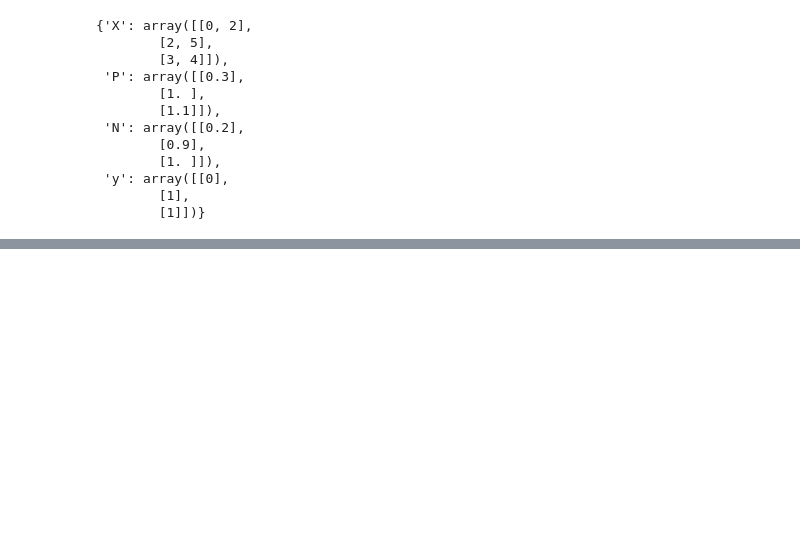
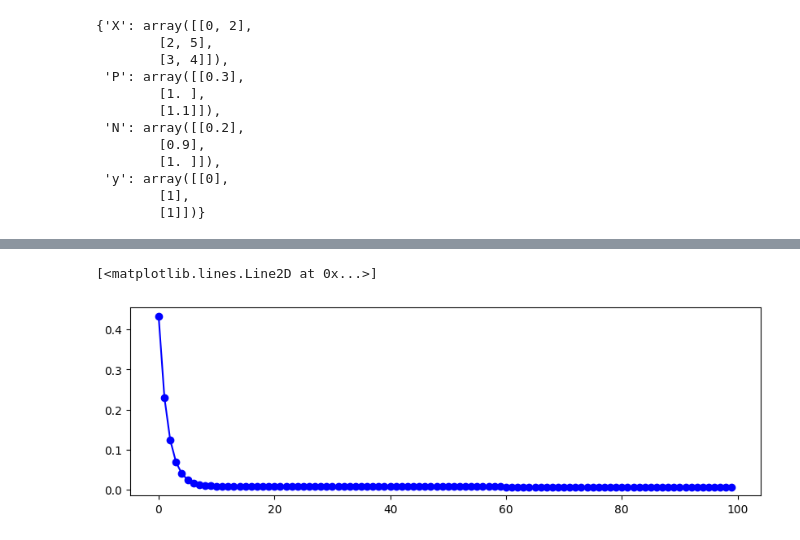
Before and after one commit to sehrishnoreen31/deep-learning-from-scratch, a Jupyter notebook: chp2/01_linear_regression.ipynb, the cells around one changed output, grey strips where cells are left out. Saved outputs shown, nothing was run; the diff lists cells and outputs as text; code cells hidden in the pictures; blank space fills up the shorter version.

Commit message:
linear regression train the model

```diff
--- a/chp2/01_linear_regression.ipynb
+++ b/chp2/01_linear_regression.ipynb
@@ -28,7 +28,7 @@ def linear_regression_forward(X_batch: ndarray,
     forward_info['N'] = N
     forward_info['y'] = y_batch
 
-    return loss, forward_info
+    return  forward_info, loss
 # %%
 X = np.array([
     [0,2],
@@ -50,7 +50,7 @@ w = {
     'B': np.array([[0.1]])
 }
 
-loss, forward_info = linear_regression_forward(X, y, w)
+forward_info, loss = linear_regression_forward(X, y, w)
 print('Loss: ', loss)
 print('Forward Pass: ');display(forward_info)
 # %% [output]
@@ -104,0 +105,14 @@ display(loss_g)
+# %%
+# shuffling data with np.random.permutation(), makes a copy
+n_samples = 5
+# generate 10 different shuffled samples
+for i in range(10):
+    indices = np.random.permutation(n_samples)
+    print(f'shuffled data with permutation {i+1}: ', indices)
+
+# shuffling data with np.shuffle(), changes the original array
+samples = np.array([4,1,9,3])
+# generate 10 different shuffled samples
+for i in range(10):
+    np.random.shuffle(samples)
+    print(f'shuffled data with shuffle {i+1}: ', samples)
@@ -104,0 +214,20 @@ display(loss_g)
+# %%
+X_train = np.array([
+        [0, 2], [2, 5], [3, 4], [1, 3], [4, 1],
+        [2, 2], [3, 3], [1, 4], [4, 2], [0, 1]
+    ])
+
+y_train = np.array([
+        [0], [1], [1], [0.5], [0.8],
+        [0.6], [0.9], [0.7], [0.9], [0.1]
+    ])
+
+train_info = train(X_train, y_train, learning_rate=0.01, batch_size=len(X_train), epochs=100, return_weights=True, seed=42)
+
+print("\nTraining completed!")
+print(f"Initial loss: {train_info['initial_loss']:.4f}, Final loss: {train_info['final_loss']:.4f}")
+
+if 'weights' in train_info:
+    print("Final weights:")
+    for key, value in train_info['weights'].items():
+        print(f"{key}: {value.tolist()}")
@@ -104,0 +272,9 @@ display(loss_g)
+# %%
+# ploting the results, loss curve
+import matplotlib.pyplot as plt
+
+plt.figure(figsize=(10,3))
+plt.plot(train_info['losses'], marker='o', color='blue')
+# %% [output]
+[<matplotlib.lines.Line2D at 0x...>]
+[figure, added]
```
Also changed, not shown: parts of 6 cells of this notebook, 1 other file.
